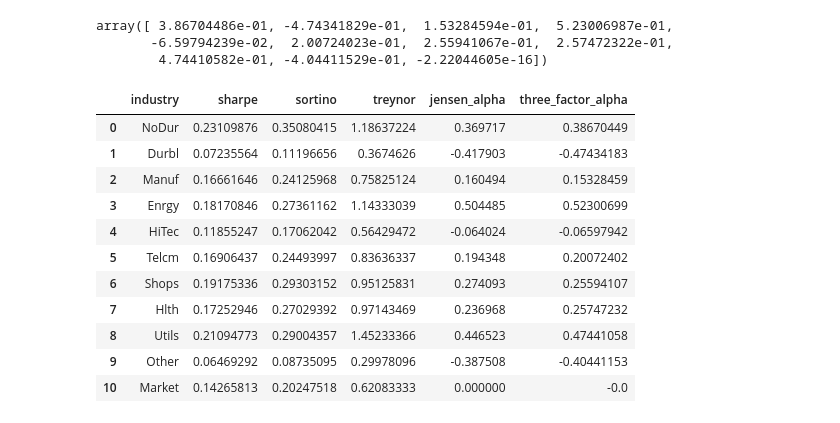
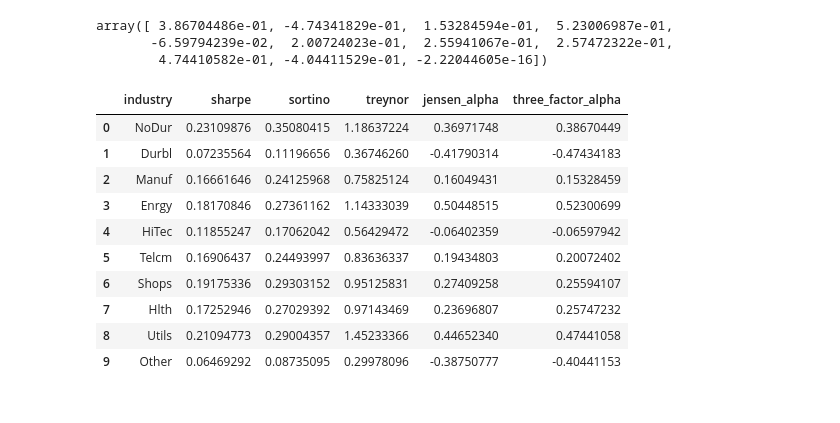
Before and after one commit to kilowiski/qf600, a Jupyter notebook: assignment_3/assignment3.ipynb, the cells around one changed output. Saved outputs shown, nothing was run; the diff lists cells and outputs as text; code cells hidden in the pictures.

```diff
--- a/assignment_3/assignment3.ipynb
+++ b/assignment_3/assignment3.ipynb
@@ -56,7 +56,6 @@ market_model_result_slope = np.array(market_model_result_slope)
 treynor = excess_risk_df.mean().to_numpy() / market_model_result_slope
 # %%
 jensen_alpha = excess_risk_df.mean().to_numpy() - excess_risk_df['Market_excess'].mean() * market_model_result_slope
-jensen_alpha = ['{:f}'.format(item) for item in jensen_alpha]
 # %%
 downside_df = excess_risk_df.mask(excess_risk_df > 0, 0, inplace=False)
 semivariance = (downside_df**2).mean()
@@ -89,18 +88,18 @@ array([ 3.86704486e-01, -4.74341829e-01,  1.53284594e-01,  5.23006987e-01,
 # %%
 result = pd.DataFrame([sharpe, sortino, treynor, jensen_alpha, three_factor_alpha]).T
 result = pd.concat([pd.DataFrame(portfolio_cols) , result], axis=1)
 result.set_axis(['industry','sharpe', 'sortino', 'treynor', 'jensen_alpha', 'three_factor_alpha'], axis="columns", inplace=True)
+result = result[0:10]
 result
 # %% [output]
 |  | industry | sharpe | sortino | treynor | jensen_alpha | three_factor_alpha |
-| 0 | NoDur | 0.23109876 | 0.35080415 | 1.18637224 | 0.369717 | 0.38670449 |
-| 1 | Durbl | 0.07235564 | 0.11196656 | 0.3674626 | -0.417903 | -0.47434183 |
-| 2 | Manuf | 0.16661646 | 0.24125968 | 0.75825124 | 0.160494 | 0.15328459 |
-| 3 | Enrgy | 0.18170846 | 0.27361162 | 1.14333039 | 0.504485 | 0.52300699 |
-| 4 | HiTec | 0.11855247 | 0.17062042 | 0.56429472 | -0.064024 | -0.06597942 |
-| 5 | Telcm | 0.16906437 | 0.24493997 | 0.83636337 | 0.194348 | 0.20072402 |
-| 6 | Shops | 0.19175336 | 0.29303152 | 0.95125831 | 0.274093 | 0.25594107 |
-| 7 | Hlth | 0.17252946 | 0.27029392 | 0.97143469 | 0.236968 | 0.25747232 |
-| 8 | Utils | 0.21094773 | 0.29004357 | 1.45233366 | 0.446523 | 0.47441058 |
-| 9 | Other | 0.06469292 | 0.08735095 | 0.29978096 | -0.387508 | -0.40441153 |
-| 10 | Market | 0.14265813 | 0.20247518 | 0.62083333 | 0.000000 | -0.0 |
+| 0 | NoDur | 0.23109876 | 0.35080415 | 1.18637224 | 0.36971748 | 0.38670449 |
+| 1 | Durbl | 0.07235564 | 0.11196656 | 0.36746260 | -0.41790314 | -0.47434183 |
+| 2 | Manuf | 0.16661646 | 0.24125968 | 0.75825124 | 0.16049431 | 0.15328459 |
+| 3 | Enrgy | 0.18170846 | 0.27361162 | 1.14333039 | 0.50448515 | 0.52300699 |
+| 4 | HiTec | 0.11855247 | 0.17062042 | 0.56429472 | -0.06402359 | -0.06597942 |
+| 5 | Telcm | 0.16906437 | 0.24493997 | 0.83636337 | 0.19434803 | 0.20072402 |
+| 6 | Shops | 0.19175336 | 0.29303152 | 0.95125831 | 0.27409258 | 0.25594107 |
+| 7 | Hlth | 0.17252946 | 0.27029392 | 0.97143469 | 0.23696807 | 0.25747232 |
+| 8 | Utils | 0.21094773 | 0.29004357 | 1.45233366 | 0.44652340 | 0.47441058 |
+| 9 | Other | 0.06469292 | 0.08735095 | 0.29978096 | -0.38750777 | -0.40441153 |
```
Also changed, not shown: parts of 3 cells of this notebook.
